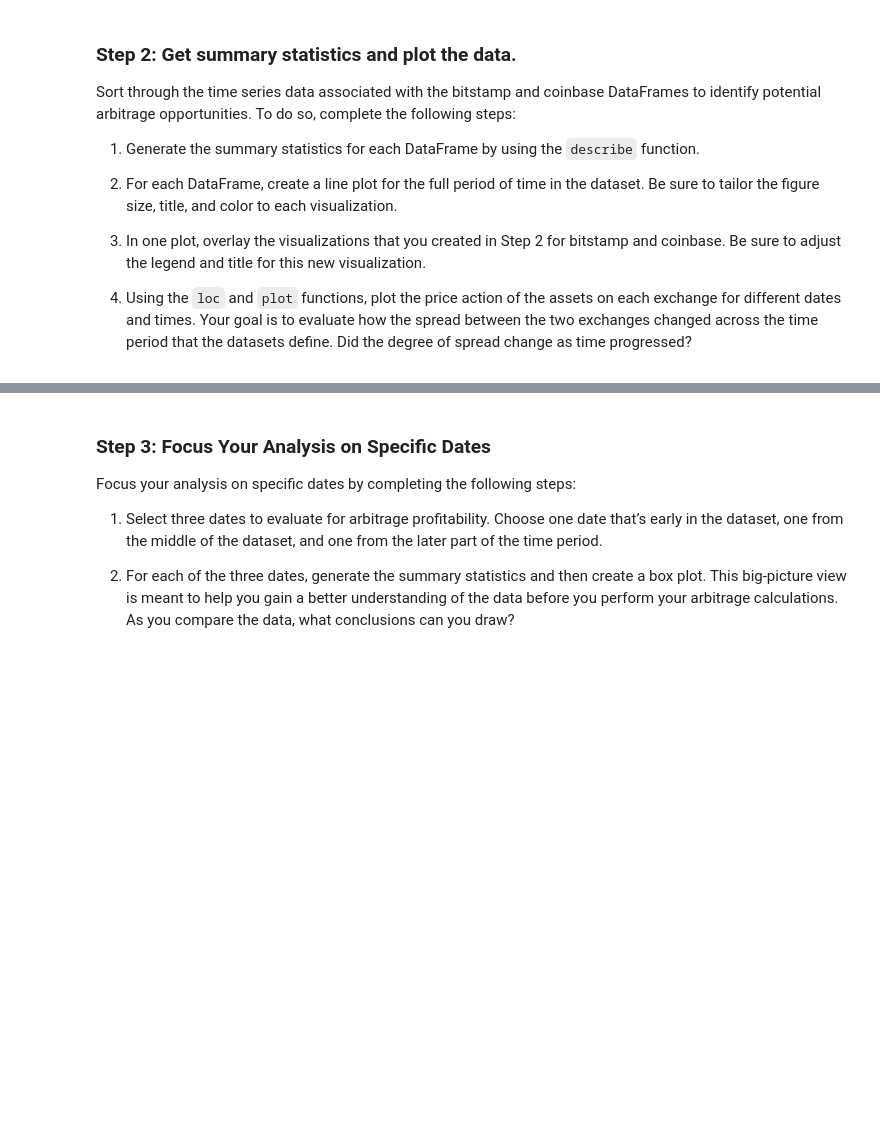
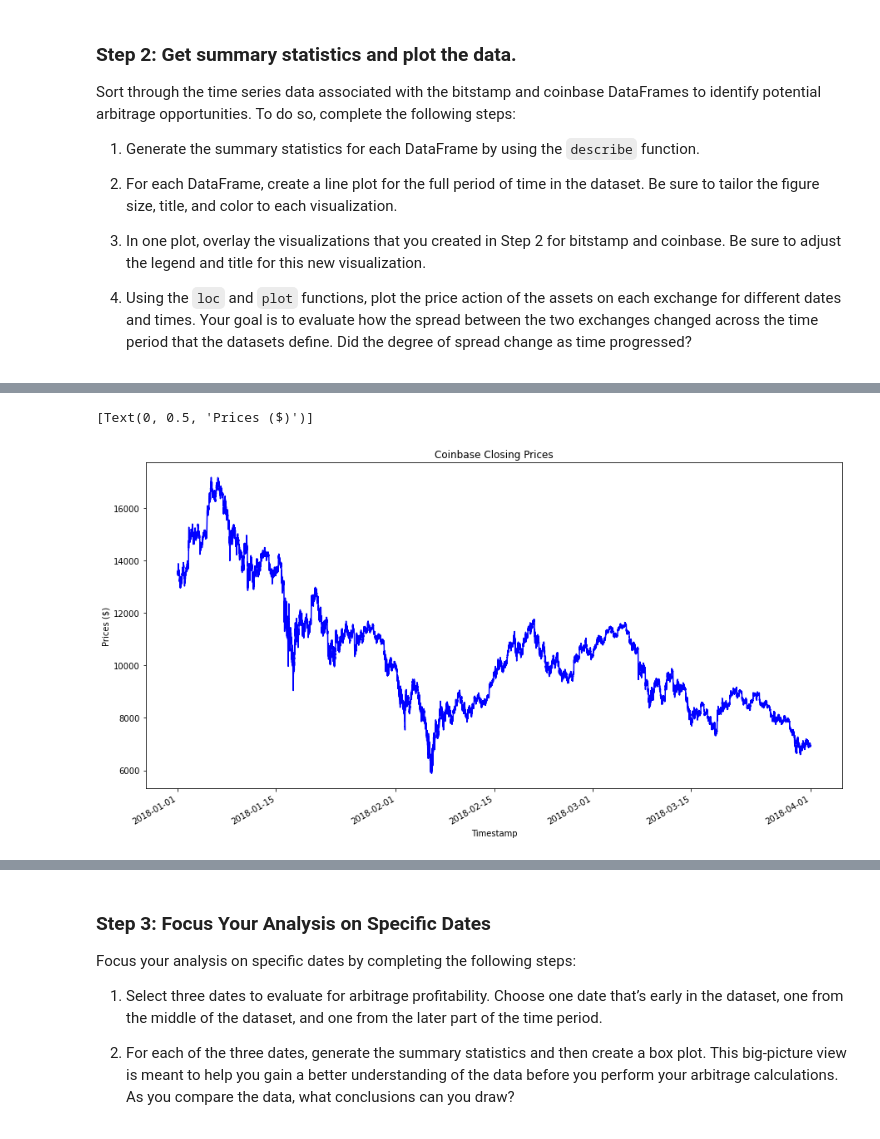
Before and after one commit to juzcho/Crypto_Arbritrage, a Jupyter notebook: crypto_arbitrage.ipynb, the cells around one changed output, grey strips where cells are left out. Saved outputs shown, nothing was run; the diff lists cells and outputs as text; code cells hidden in the pictures; blank space fills up the shorter version.

```diff
--- a/crypto_arbitrage.ipynb
+++ b/crypto_arbitrage.ipynb
@@ -241,3 +230,6 @@ drop_bitstamp.duplicated().sum()
 # %%
 # Repeat Steps 1–4 for the coinbase DataFrame
 # YOUR CODE HERE
+
+# This will remove all NaN or missing values.
+df_drop_coinbase = df_coinbase.dropna()
@@ -243,0 +253,4 @@ drop_bitstamp.duplicated().sum()
+# %%
+# We use .loc to first locate the Close column,
+# then we use str.replace to remove all $.
+df_drop_coinbase.loc[:, "Close"] = df_drop_coinbase.loc[:, "Close"].str.replace("$", "")
@@ -243,0 +263,4 @@ drop_bitstamp.duplicated().sum()
+# %%
+# The astype will change the datatype of all data under Close column
+# to a float.
+df_drop_coinbase.loc[:, "Close"] = df_drop_coinbase.loc[:, "Close"].astype("float")
@@ -272,6 +330,10 @@ SyntaxError: invalid syntax (<ipython-input-161-ab5d41f94356>, line 2)
 # %%
 # Use loc or iloc to select `Timestamp (the index)` and `Close` from coinbase DataFrame
-coinbase_sliced = # YOUR CODE HERE
+
+# This will filter the coinbase's 'Close' column as a data with its respective Timestamp.
+
+coinbase_sliced = df_drop_coinbase.loc[:, "Close"]
 
 # Review the first five rows of the DataFrame
 # YOUR CODE HERE
+coinbase_sliced.head()
@@ -300,7 +403,14 @@ Sort through the time series data associated with the bitstamp and coinbase Data
 # %%
 # Create a line plot for the coinbase DataFrame for the full length of time in the dataset
 # Be sure that the figure size, title, and color are tailored to each visualization
 # YOUR CODE HERE
+
+# This creates a line plot of Coinbase's Close column data from January 1, 2018 to March 31, 2018,
+# and we have added a y-axis and labelled it to "Prices ($)".
+(coinbase_sliced.plot(kind="line", figsize=(15, 8), color=["blue"], title= "Coinbase Closing Prices").set(ylabel="Prices ($)"))
+# %% [output]
+[Text(0, 0.5, 'Prices ($)')]
+[figure, added]
 # %%
 # Overlay the visualizations for the bitstamp and coinbase DataFrames in one plot
 # The plot should visualize the prices over the full lenth of the dataset
```
Also changed, not shown: parts of 86 cells of this notebook.
